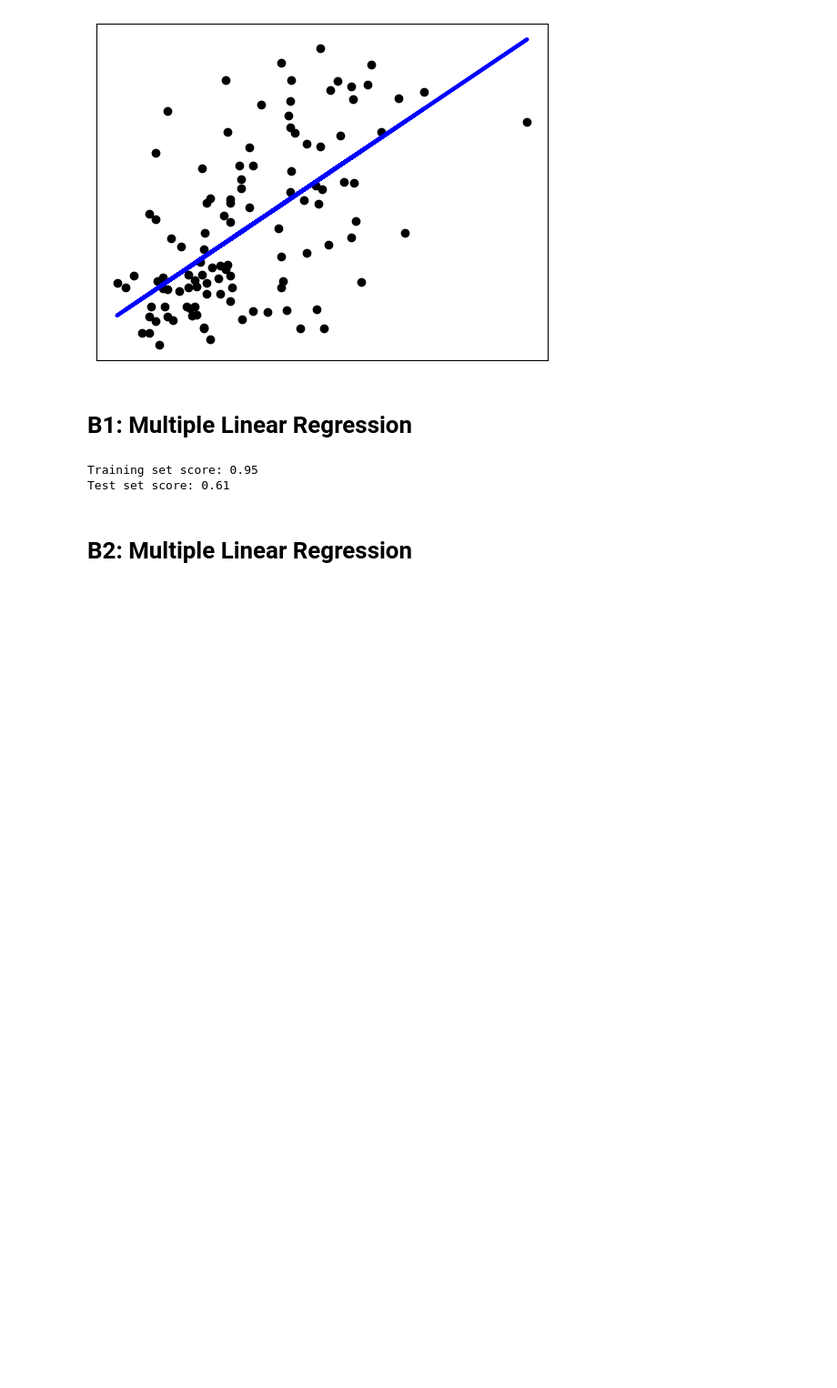
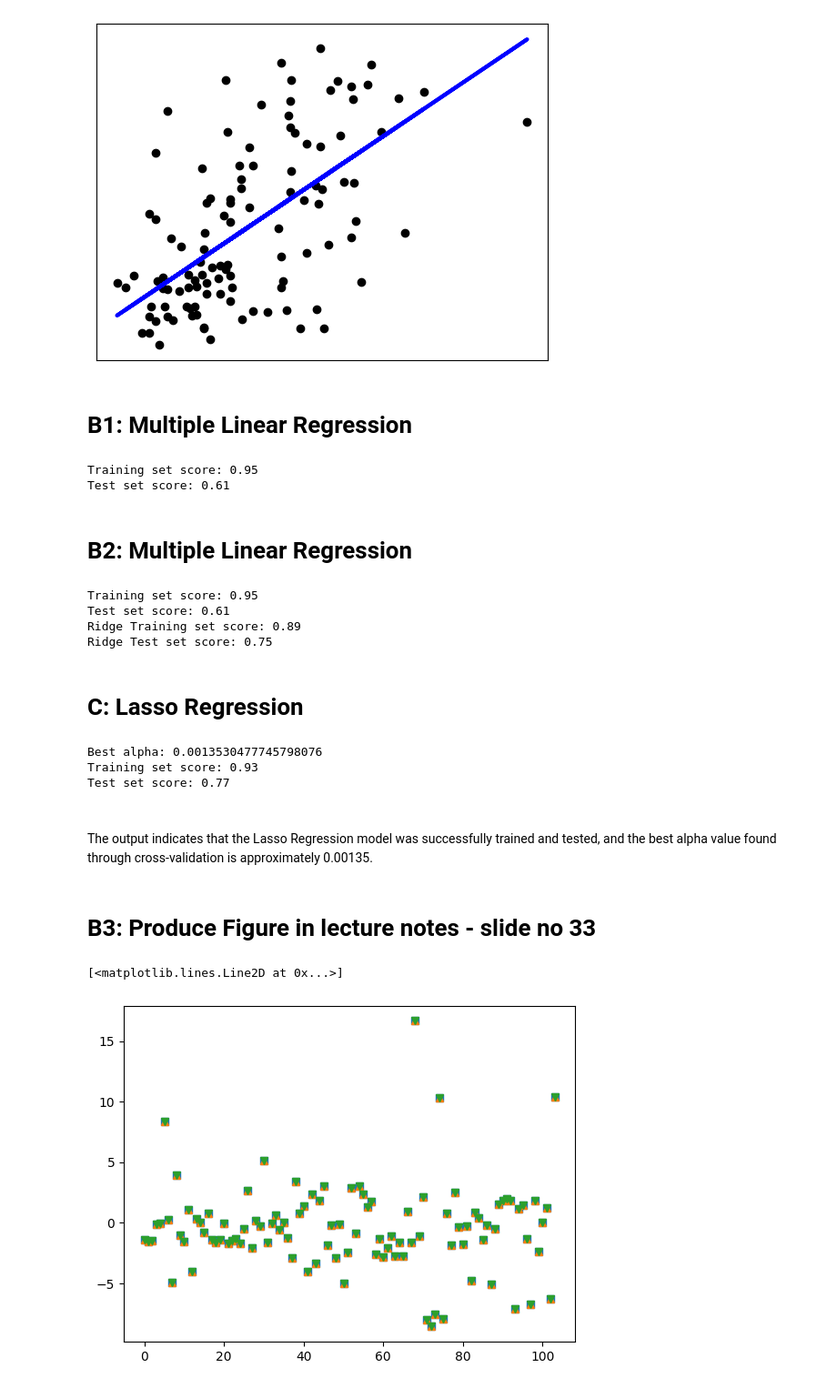
Before and after one commit to yacineramdani/linear_regression_tutorial, a Jupyter notebook: LR_tutorial.ipynb, the cells around one changed output. Shown at 91% size. Cells and saved outputs as stored; diff of their text form; code cells hidden in the pictures; blank space fills up the shorter version.

```diff
--- a/LR_tutorial.ipynb
+++ b/LR_tutorial.ipynb
@@ -95,0 +97,53 @@ Test set score: 0.61
+# %%
+print("Training set score: {:.2f}".format(lr.score(x_train, y_train)))
+print("Test set score: {:.2f}".format(lr.score(x_test, y_test)))
+print("Ridge Training set score: {:.2f}".format(ridge.score(x_train, y_train)))
+print("Ridge Test set score: {:.2f}".format(ridge.score(x_test, y_test)))
+# %% [output]
+Training set score: 0.95
+Test set score: 0.61
+Ridge Training set score: 0.89
+Ridge Test set score: 0.75
+# %% [markdown]
+# C: Lasso Regression
+# %%
+from sklearn.linear_model import Lasso, LassoCV
+
+# Specify a range of alpha values to test
+alphas = np.logspace(-4, 4, 100)
+
+# Initialize LassoCV with cross-validation
+lasso_cv = LassoCV(alphas=alphas, cv=5)
+
+# Fit the model
+lasso_cv.fit(x_train, y_train)
+
+# Get the best alpha
+best_alpha = lasso_cv.alpha_
+print("Best alpha:", best_alpha)
+
+# Build Lasso model with the best alpha
+lasso = Lasso(alpha=best_alpha).fit(x_train, y_train)
+
+# Print scores
+print("Training set score: {:.2f}".format(lasso.score(x_train, y_train)))
+print("Test set score: {:.2f}".format(lasso.score(x_test, y_test)))
+# %% [output]
+Best alpha: 0.0013530477745798076
+Training set score: 0.93
+Test set score: 0.77
+# %% [markdown]
+###
+The output indicates that the Lasso Regression model was successfully trained and tested, and the best alpha value found through cross-validation is approximately 0.00135.
+# %% [markdown]
+# B3: Produce Figure in lecture notes - slide no 33
+# %%
+ridge = Ridge(alpha=1.0).fit(x_train, y_train)
+ridge10 = Ridge(alpha=10).fit(x_train, y_train)
+ridge01 = Ridge(alpha=0.1).fit(x_train, y_train)
+plt.plot(ridge.coef_, 's',  label='Ridge alpha=1')
+plt.plot(ridge.coef_, '^',  label='Ridge alpha=10')
+plt.plot(ridge.coef_, 'v',  label='Ridge alpha=0.1')
+# %% [output]
+[<matplotlib.lines.Line2D at 0x...>]
+[figure, added]
```
Also changed, not shown: parts of 5 cells of this notebook.
